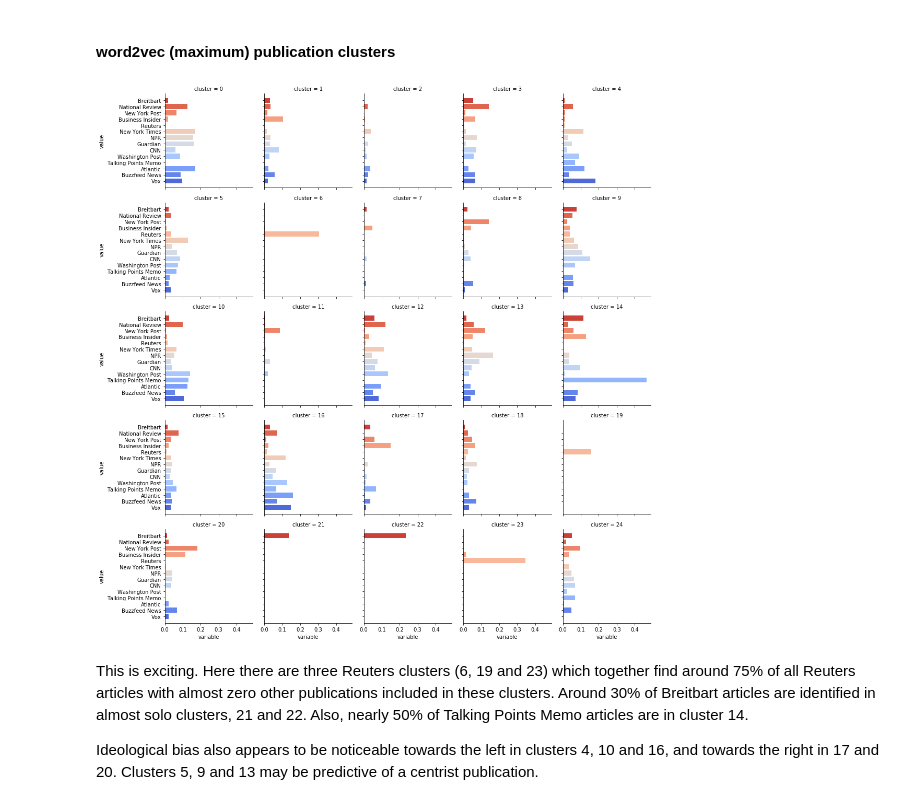
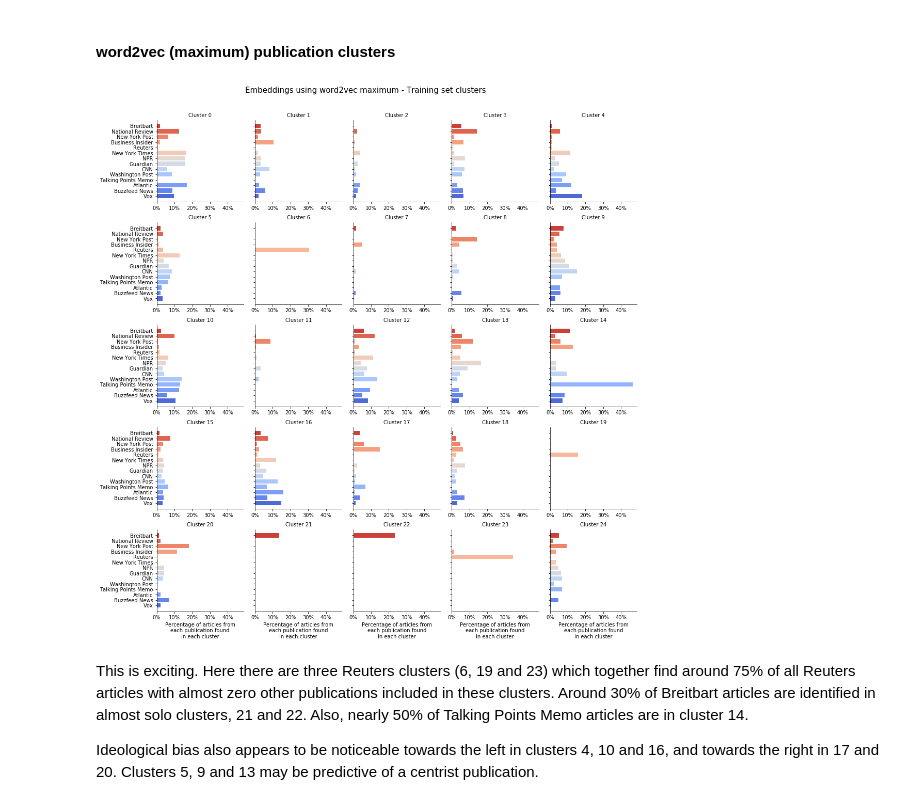
Before and after one commit to SmellsLikeCake/classifying-news-articles, a Jupyter notebook: classifying-the-news.ipynb, the cells around one changed output. Drawn from its saved outputs; the diff is of its cells as text; code cells hidden in the pictures.

Commit message:
completed supervised for publications and authors

```diff
--- a/classifying-the-news.ipynb
+++ b/classifying-the-news.ipynb
@@ -541,12 +552,23 @@ train_max_g1_cl25pct = table_pct(train_max_g1_cl25, pub_counts_train)
 train_max_g1_cl25pct.reset_index(inplace=True)
 train_max_g1_cl25pct.rename(columns={'index': 'cluster'}, inplace=True)
 train_max_g1_cl25pct_long = pd.melt(train_max_g1_cl25pct, id_vars='cluster')
-# %%
-g = sns.FacetGrid(train_max_g1_cl25pct_long, col='cluster', col_wrap=5, hue='variable', palette='coolwarm')
-g = g.map(plt.barh, 'variable', 'value')
-plt.show()
-# %% [output]
-[figure, removed]
+# %%
+g = sns.FacetGrid(train_max_g1_cl25pct_long, col='cluster', col_wrap=5, hue='variable', palette='coolwarm')
+g = g.map(plt.barh, 'variable', 'value')
+g.set_ylabels('')
+g.set_titles("Cluster {col_name}")
+axes = g.axes
+for ax in axes:
+    _ = plt.setp(ax.get_xticklabels(), visible=True)
+    vals = ax.get_xticks()
+    ax.set_xticklabels(['{:,.0%}'.format(x) for x in vals])
+g.set_xlabels('Percentage of articles from\neach publication found\nin each cluster')
+plt.subplots_adjust(top=0.92, hspace=0.25)
+g.fig.suptitle('Embeddings using word2vec maximum - Training set clusters', fontsize=15)
+g.fig.savefig('word2vecmaxpubtrain.png', dpi=300, bbox_inches='tight')
+plt.show()
+# %% [output]
+[figure, added]
 # %% [markdown]
 This is exciting. Here there are three Reuters clusters (6, 19 and 23) which together find around 75% of all Reuters articles with almost zero other publications included in these clusters. Around 30% of Breitbart articles are identified in almost solo clusters, 21 and 22. Also, nearly 50% of Talking Points Memo articles are in cluster 14.
 
```
Also changed, not shown: parts of 228 cells of this notebook.
